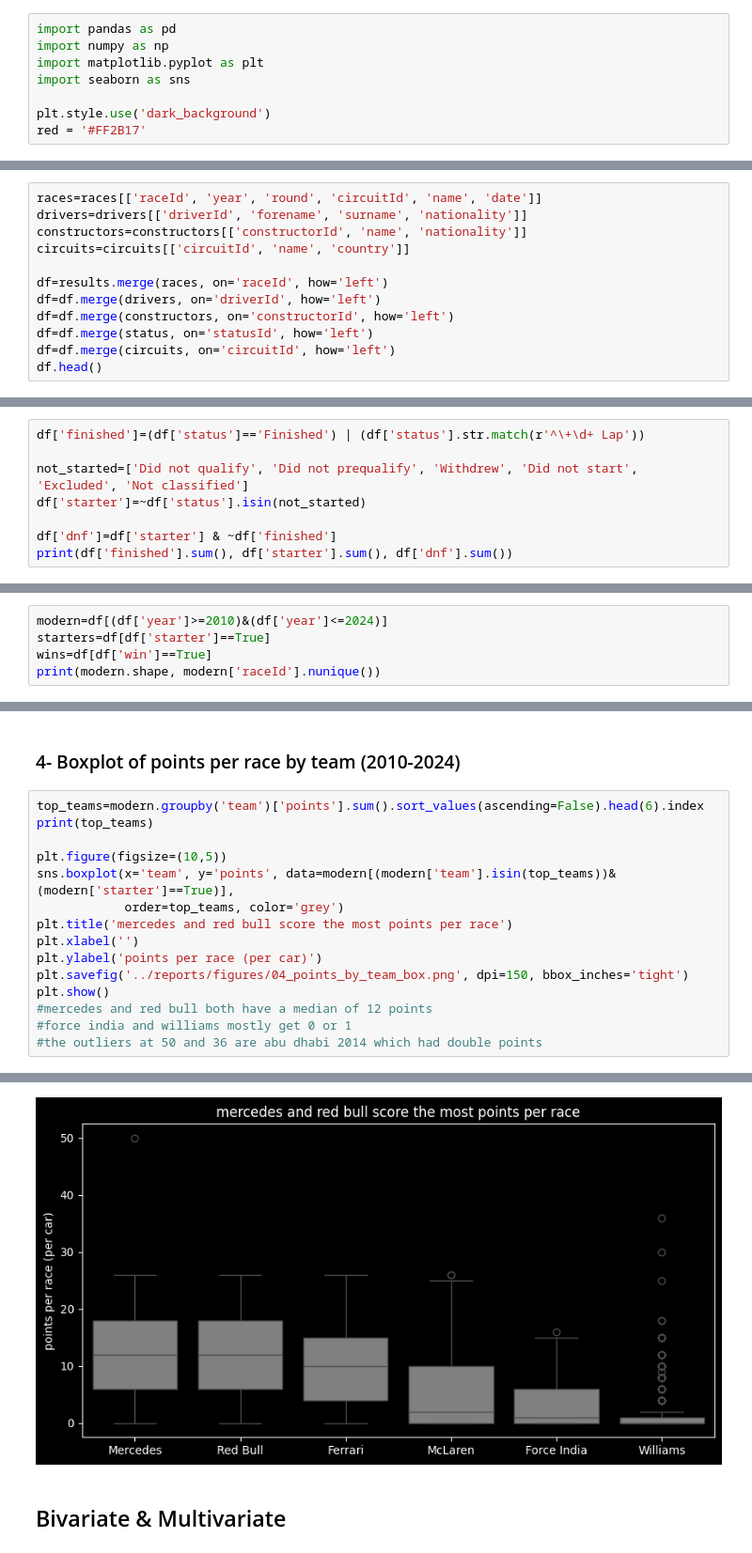
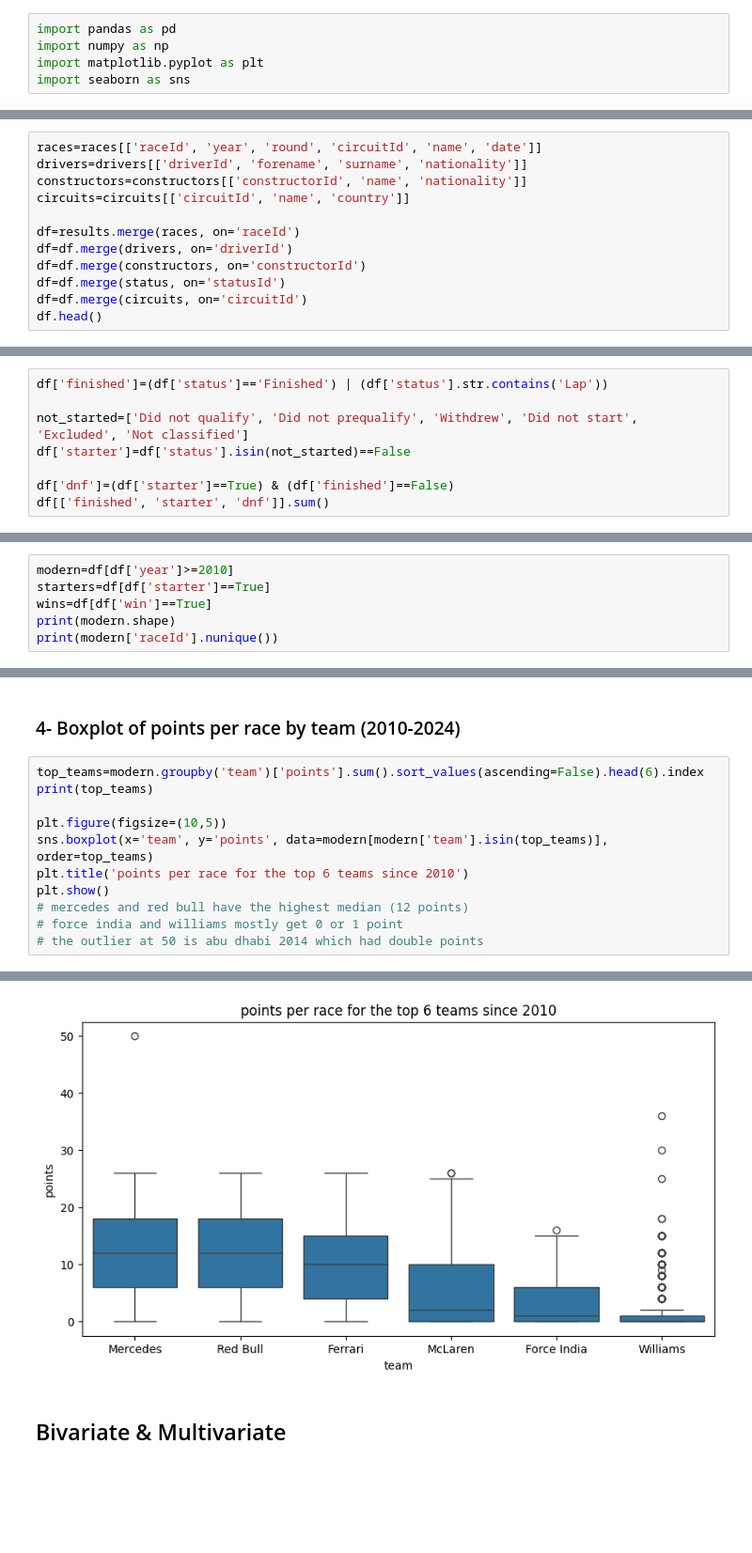
Before and after one commit to Majed-Codes/f1-eda-dashboard, a Jupyter notebook: notebook/f1_eda.ipynb, the cells around one changed output, grey strips where cells are left out. Shown at 94% size. Cells and saved outputs as stored; diff of their text form; blank space fills up the shorter version.

```diff
--- a/notebook/f1_eda.ipynb
+++ b/notebook/f1_eda.ipynb
@@ -34,9 +33,6 @@ import pandas as pd
 import numpy as np
 import matplotlib.pyplot as plt
 import seaborn as sns
-
-plt.style.use('dark_background')
-red = '#FF2B17'
 # %% [markdown]
 # Step 3 - Data Loading & Structure
 
@@ -146,11 +137,11 @@ drivers=drivers[['driverId', 'forename', 'surname', 'nationality']]
 constructors=constructors[['constructorId', 'name', 'nationality']]
 circuits=circuits[['circuitId', 'name', 'country']]
 
-df=results.merge(races, on='raceId', how='left')
-df=df.merge(drivers, on='driverId', how='left')
-df=df.merge(constructors, on='constructorId', how='left')
-df=df.merge(status, on='statusId', how='left')
-df=df.merge(circuits, on='circuitId', how='left')
+df=results.merge(races, on='raceId')
+df=df.merge(drivers, on='driverId')
+df=df.merge(constructors, on='constructorId')
+df=df.merge(status, on='statusId')
+df=df.merge(circuits, on='circuitId')
 df.head()
 # %% [output]
 |  | resultId | raceId | driverId | constructorId | number | grid | position | positionText | positionOrder | ... |
@@ -354,10 +327,10 @@ df[['race_name', 'circuit_name', 'team', 'driver']].head()
 * dnf: started but didnt finish
 # %%
-df['finished']=(df['status']=='Finished') | (df['status'].str.match(r'^\+\d+ Lap'))
+df['finished']=(df['status']=='Finished') | (df['status'].str.contains('Lap'))
 
 not_started=['Did not qualify', 'Did not prequalify', 'Withdrew', 'Did not start', 'Excluded', 'Not classified']
-df['starter']=~df['status'].isin(not_started)
+df['starter']=df['status'].isin(not_started)==False
 
-df['dnf']=df['starter'] & ~df['finished']
-print(df['finished'].sum(), df['starter'].sum(), df['dnf'].sum())
+df['dnf']=(df['starter']==True) & (df['finished']==False)
+df[['finished', 'starter', 'dnf']].sum()
 # %% [output]
@@ -431,6 +396,7 @@ df.shape
 # %%
-modern=df[(df['year']>=2010)&(df['year']<=2024)]
+modern=df[df['year']>=2010]
 starters=df[df['starter']==True]
 wins=df[df['win']==True]
-print(modern.shape, modern['raceId'].nunique())
+print(modern.shape)
+print(modern['raceId'].nunique())
 # %% [output]
@@ -511,23 +464,19 @@ plt.show()
 # %%
 top_teams=modern.groupby('team')['points'].sum().sort_values(ascending=False).head(6).index
 print(top_teams)
 
 plt.figure(figsize=(10,5))
-sns.boxplot(x='team', y='points', data=modern[(modern['team'].isin(top_teams))&(modern['starter']==True)],
-            order=top_teams, color='grey')
-plt.title('mercedes and red bull score the most points per race')
-plt.xlabel('')
-plt.ylabel('points per race (per car)')
-plt.savefig('../reports/figures/04_points_by_team_box.png', dpi=150, bbox_inches='tight')
+sns.boxplot(x='team', y='points', data=modern[modern['team'].isin(top_teams)], order=top_teams)
+plt.title('points per race for the top 6 teams since 2010')
 plt.show()
-#mercedes and red bull both have a median of 12 points
-#force india and williams mostly get 0 or 1
-#the outliers at 50 and 36 are abu dhabi 2014 which had double points
+# mercedes and red bull have the highest median (12 points)
+# force india and williams mostly get 0 or 1 point
+# the outlier at 50 is abu dhabi 2014 which had double points
 # %% [output]
 Index(['Mercedes', 'Red Bull', 'Ferrari', 'McLaren', 'Force India',
        'Williams'],
       dtype='object', name='team')
-[figure, old version]
+[figure, new version]
 # %% [markdown]
 ## Bivariate & Multivariate
 # %% [markdown]
```
Also changed, not shown: parts of 56 cells of this notebook, 1 other file.
